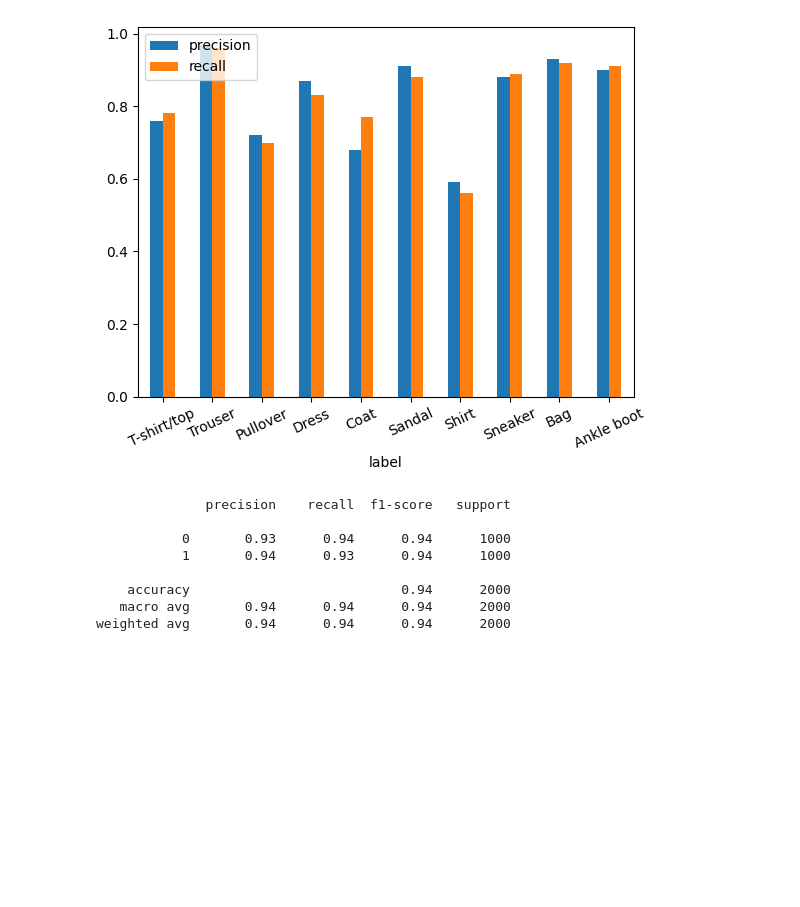
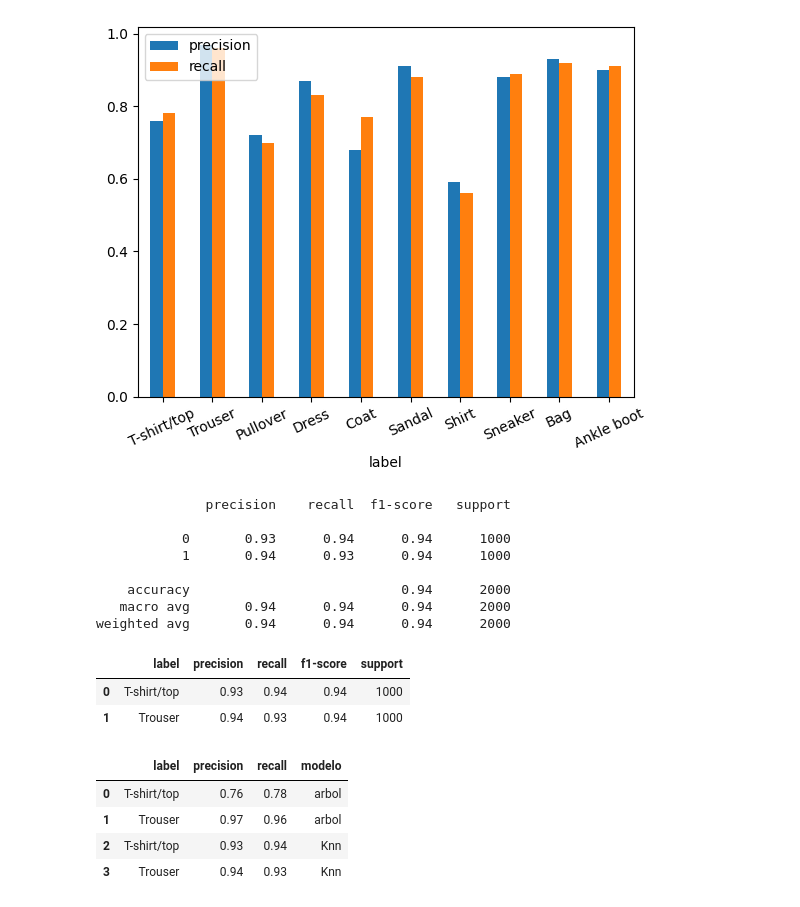
Before and after one commit to agusruss0/TP2-LDD-2C-2023, a Jupyter notebook: fashion_GLA.ipynb, the cells around one changed output. Cells and saved outputs as stored; diff of their text form; code cells hidden in the pictures; blank space fills up the shorter version.

```diff
--- a/fashion_GLA.ipynb
+++ b/fashion_GLA.ipynb
@@ -327,3 +325,28 @@ print(classrep)
     accuracy                           0.94      2000
    macro avg       0.94      0.94      0.94      2000
 weighted avg       0.94      0.94      0.94      2000
+# %%
+dataKnn = [["T-shirt/top", 0.93, 0.94, 0.94, 1000],
+           ["Trouser", 0.94, 0.93, 0.94, 1000]]
+
+reporteKnn = pd.DataFrame(data=dataKnn, columns = labels)
+reporteKnn
+# %% [output]
+|  | label | precision | recall | f1-score | support |
+| 0 | T-shirt/top | 0.93 | 0.94 | 0.94 | 1000 |
+| 1 | Trouser | 0.94 | 0.93 | 0.94 | 1000 |
+# %%
+reporteKnn["modelo"] = ["Knn", "Knn"]
+reporteArbolRemPant = reporteArbol.drop(index=[2,3,4,5,6,7,8,9])
+reporteArbolRemPant["modelo"] = ["arbol", "arbol"]
+
+reporte = pd.DataFrame(reporteArbolRemPant)
+reporte = reporte.append(reporteKnn, ignore_index=True)
+reporte = reporte.drop(columns=["f1-score","support"])
+reporte
+# %% [output]
+|  | label | precision | recall | modelo |
+| 0 | T-shirt/top | 0.76 | 0.78 | arbol |
+| 1 | Trouser | 0.97 | 0.96 | arbol |
+| 2 | T-shirt/top | 0.93 | 0.94 | Knn |
+| 3 | Trouser | 0.94 | 0.93 | Knn |
```
Also changed, not shown: parts of 5 cells of this notebook.
